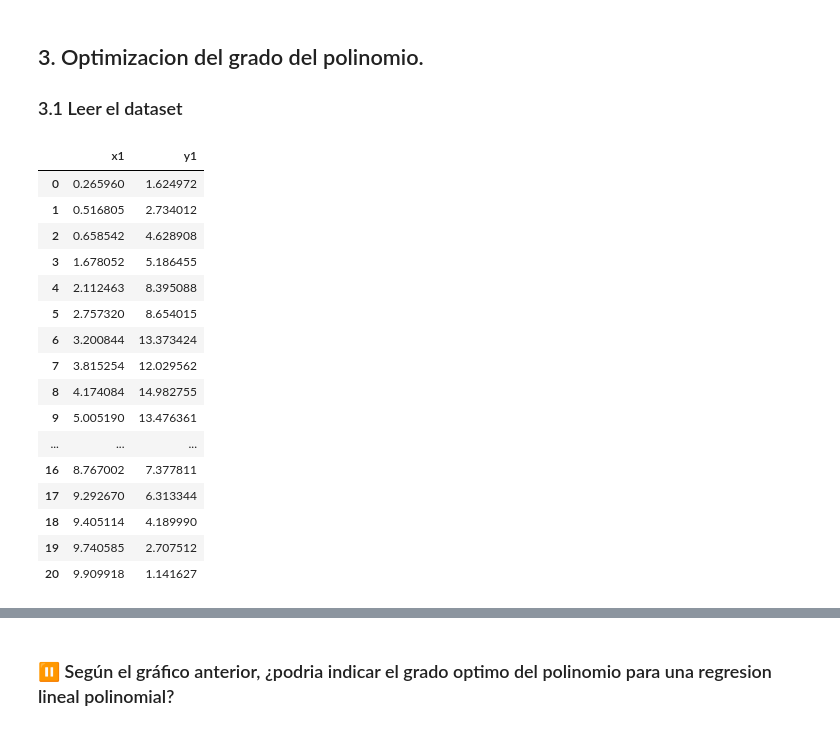
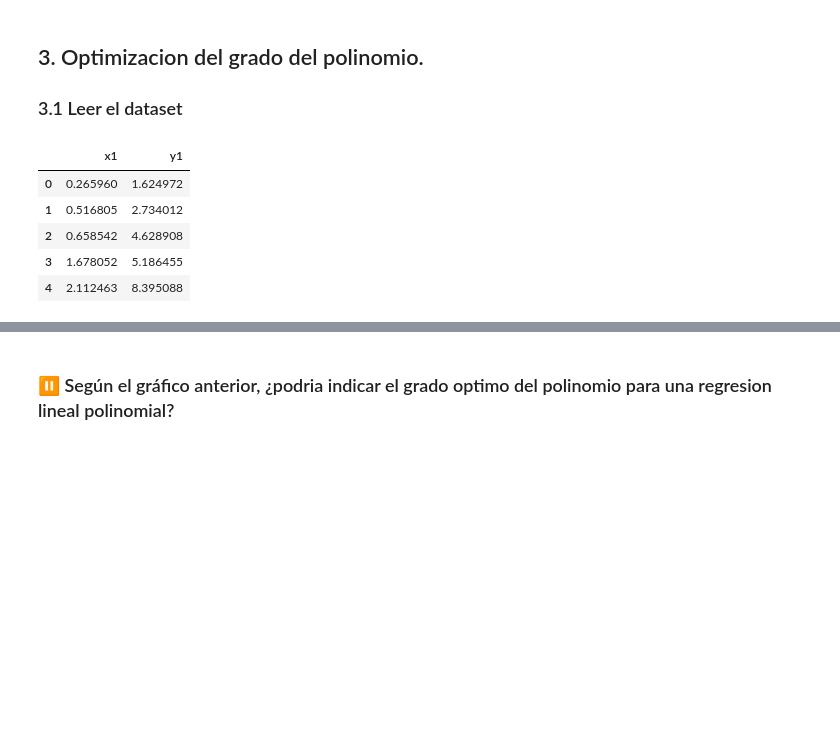
Before and after one commit to Horaciomb/Fundamentos-de-Machine-Learning, a Jupyter notebook: Clase02/actividad_1_s2.ipynb, the cells around one changed output, grey strips where cells are left out. Saved outputs shown, nothing was run; the diff lists cells and outputs as text; code cells hidden in the pictures; blank space fills up the shorter version.

```diff
--- a/Clase02/actividad_1_s2.ipynb
+++ b/Clase02/actividad_1_s2.ipynb
@@ -24,25 +24,13 @@ from sklearn.preprocessing import PolynomialFeatures
 # %%
 # Leer el archivo "dataset1.csv" como  Pandas dataframe
 df = pd.read_csv('dataset1.csv')
 
 # Eche un vistazo rápido al conjunto de datos
-
-df
+df.head()
 # %% [output]
 |  | x1 | y1 |
 | 0 | 0.265960 | 1.624972 |
 | 1 | 0.516805 | 2.734012 |
 | 2 | 0.658542 | 4.628908 |
 | 3 | 1.678052 | 5.186455 |
 | 4 | 2.112463 | 8.395088 |
-| 5 | 2.757320 | 8.654015 |
-| 6 | 3.200844 | 13.373424 |
-| 7 | 3.815254 | 12.029562 |
-| 8 | 4.174084 | 14.982755 |
-| 9 | 5.005190 | 13.476361 |
-| ... | ... | ... |
-| 16 | 8.767002 | 7.377811 |
-| 17 | 9.292670 | 6.313344 |
-| 18 | 9.405114 | 4.189990 |
-| 19 | 9.740585 | 2.707512 |
-| 20 | 9.909918 | 1.141627 |
```
Also changed, not shown: parts of 14 cells of this notebook, 3 other files.
